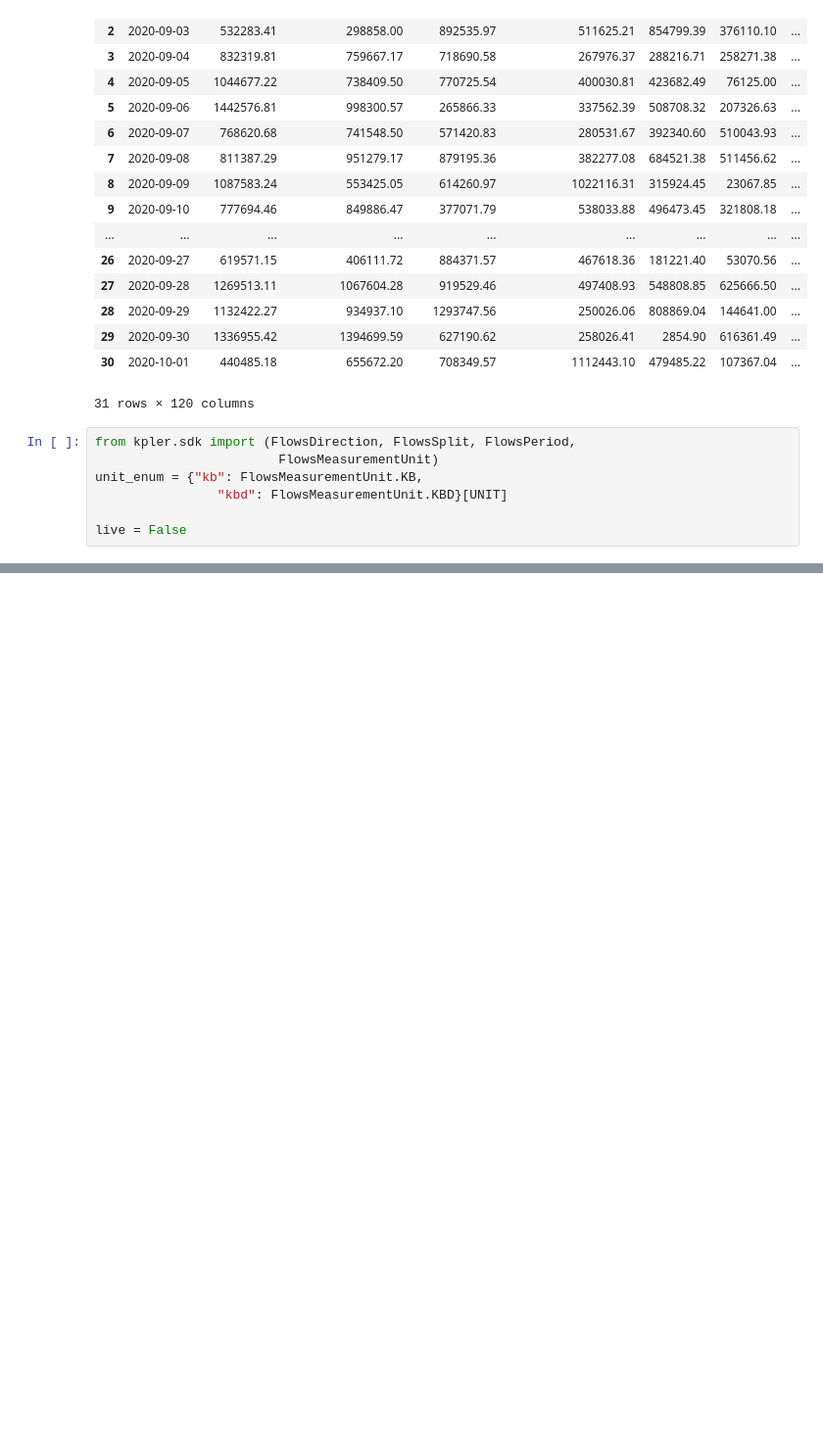
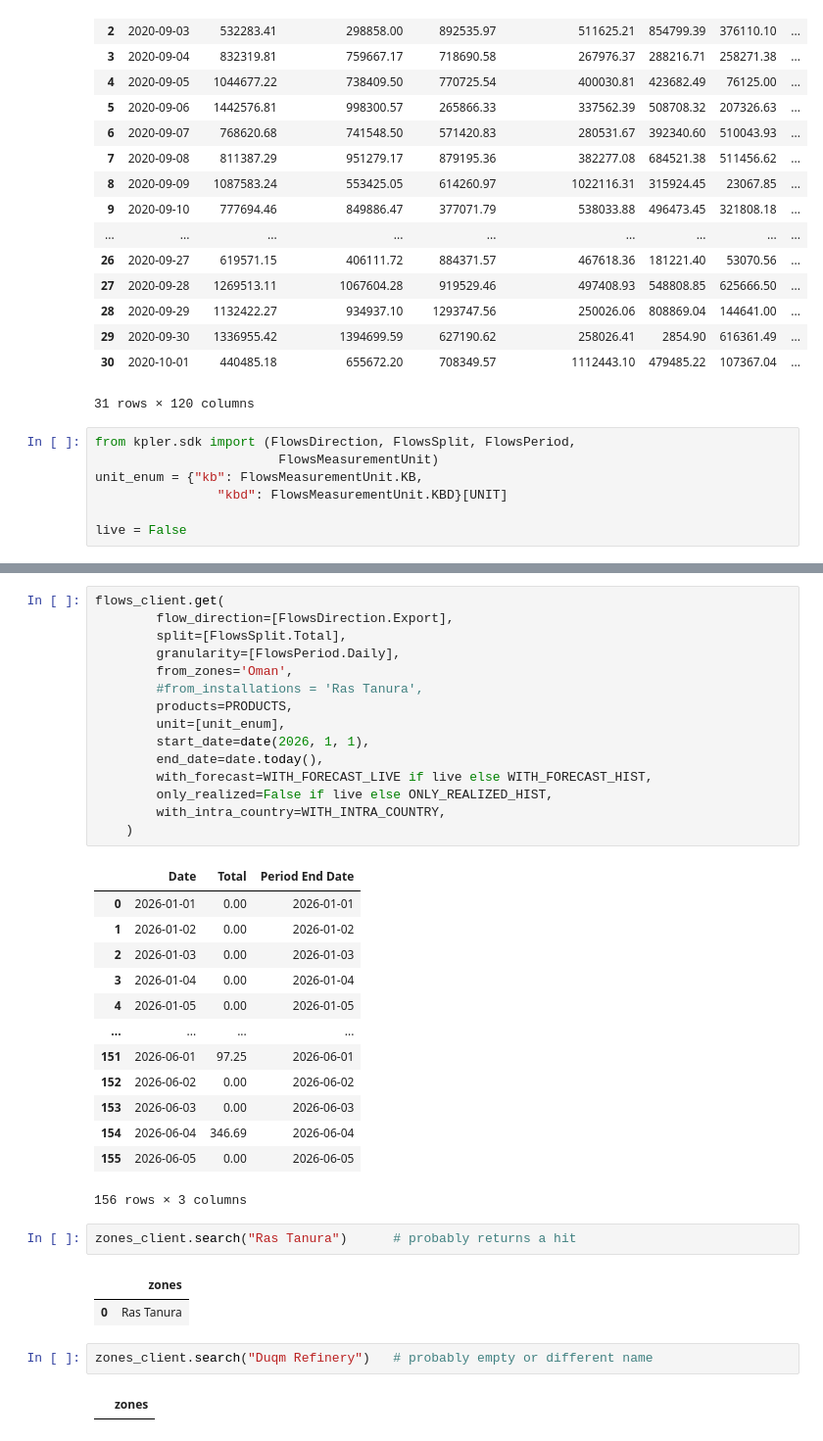
Before and after one commit to lcgr-jg/products_exports_tracking, a Jupyter notebook: kpler_exports_prototype.ipynb, the cells around one changed output, grey strips where cells are left out. Shown at 98% size. Saved outputs shown, nothing was run; the diff lists cells and outputs as text; blank space fills up the shorter version.

```diff
--- a/kpler_exports_prototype.ipynb
+++ b/kpler_exports_prototype.ipynb
@@ -432,0 +483,38 @@ flows_client.get(
+# %%
+flows_client.get(
+        flow_direction=[FlowsDirection.Export],
+        split=[FlowsSplit.Total],
+        granularity=[FlowsPeriod.Daily],
+        from_zones='Oman',
+        #from_installations = 'Ras Tanura',
+        products=PRODUCTS,
+        unit=[unit_enum],
+        start_date=date(2026, 1, 1),
+        end_date=date.today(),
+        with_forecast=WITH_FORECAST_LIVE if live else WITH_FORECAST_HIST,
+        only_realized=False if live else ONLY_REALIZED_HIST,
+        with_intra_country=WITH_INTRA_COUNTRY,
+    )
+# %% [output]
+|  | Date | Total | Period End Date |
+| 0 | 2026-01-01 | 0.00 | 2026-01-01 |
+| 1 | 2026-01-02 | 0.00 | 2026-01-02 |
+| 2 | 2026-01-03 | 0.00 | 2026-01-03 |
+| 3 | 2026-01-04 | 0.00 | 2026-01-04 |
+| 4 | 2026-01-05 | 0.00 | 2026-01-05 |
+| ... | ... | ... | ... |
+| 151 | 2026-06-01 | 97.25 | 2026-06-01 |
+| 152 | 2026-06-02 | 0.00 | 2026-06-02 |
+| 153 | 2026-06-03 | 0.00 | 2026-06-03 |
+| 154 | 2026-06-04 | 346.69 | 2026-06-04 |
+| 155 | 2026-06-05 | 0.00 | 2026-06-05 |
+156 rows × 3 columns
+# %%
+zones_client.search("Ras Tanura")      # probably returns a hit
+# %% [output]
+|  | zones |
+| 0 | Ras Tanura |
+# %%
+zones_client.search("Duqm Refinery")   # probably empty or different name
+# %% [output]
+|  | zones |
```
Also changed, not shown: parts of 5 cells of this notebook, 13 other files.
